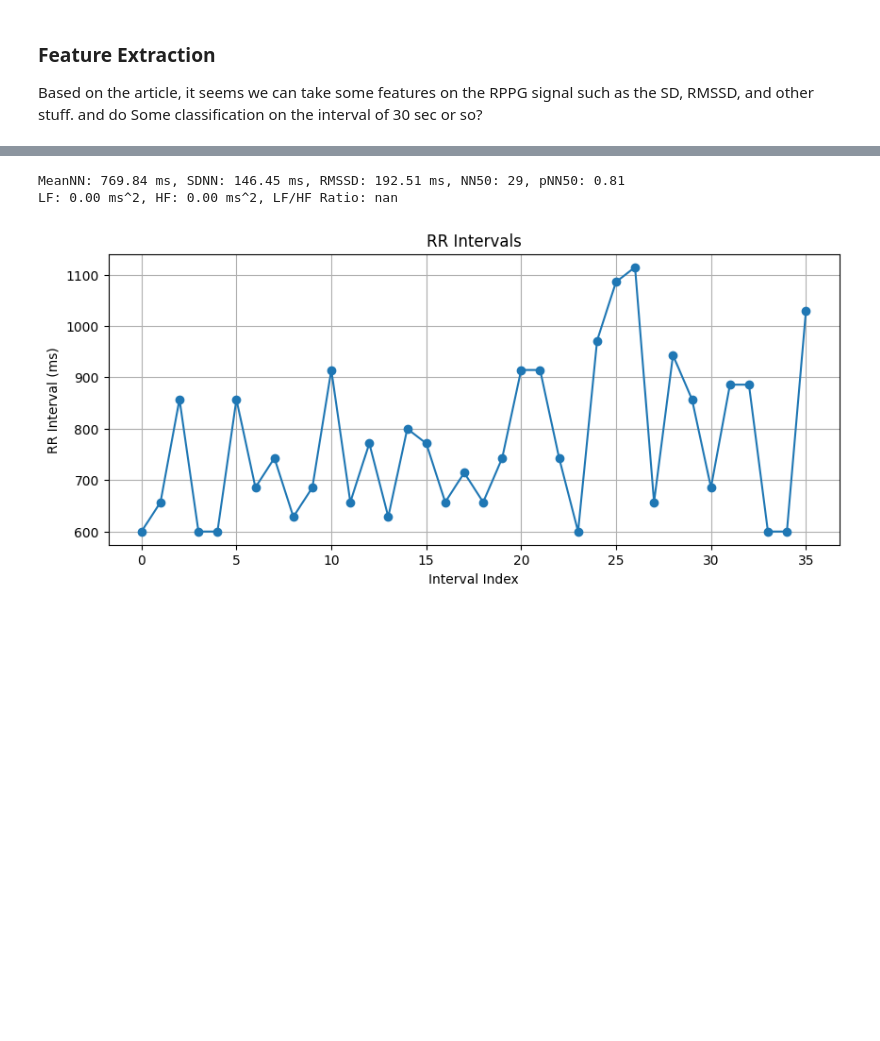
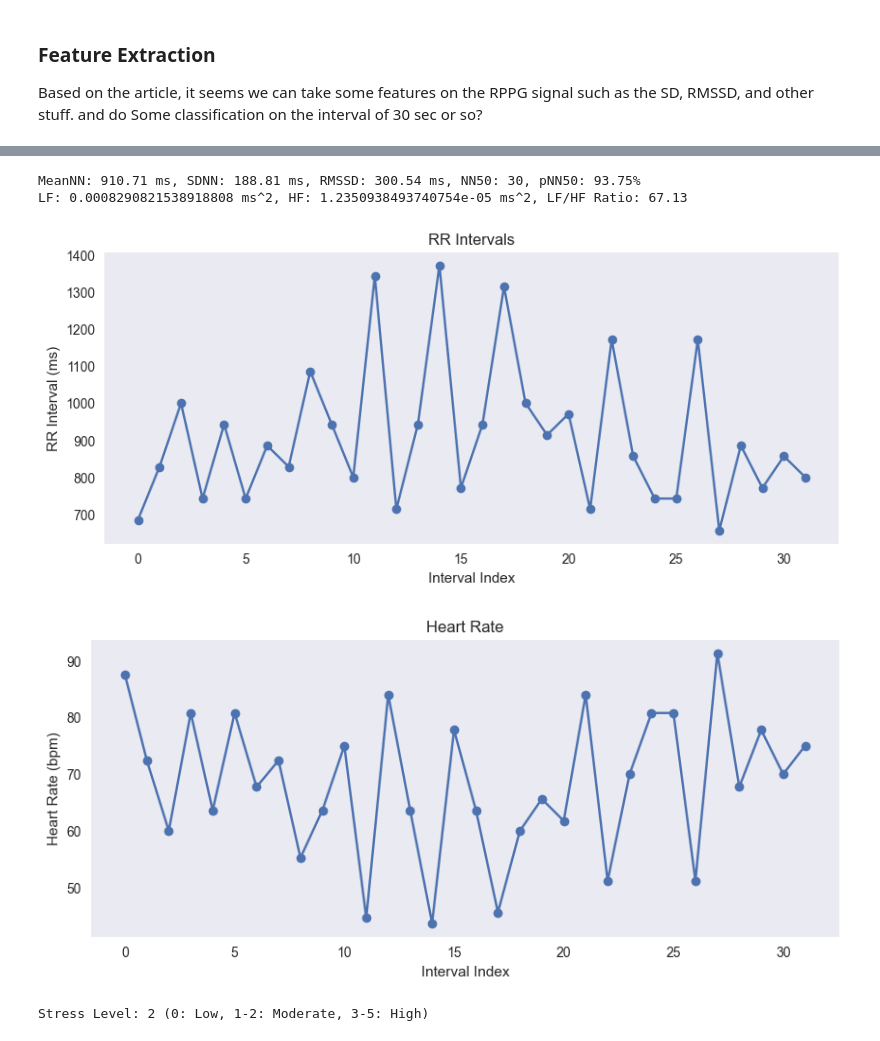
Before and after one commit to archiseino/hrv-plus-ultra, a Jupyter notebook: hrv-face_landmark.ipynb, the cells around one changed output, grey strips where cells are left out. Cells and saved outputs as stored; diff of their text form; code cells hidden in the pictures; blank space fills up the shorter version.

```diff
--- a/hrv-face_landmark.ipynb
+++ b/hrv-face_landmark.ipynb
@@ -351,10 +351,10 @@ try:
         f_count += 1
         frame_index += 1
 
-        # # Check if buffer is full
-        # if len(frame_buffer) >= buffer_size:
-        #     # Process the buffered rPPG signals
-        #     break
+        # Check if buffer is full
+        if len(frame_buffer) >= buffer_size:
+            # Process the buffered rPPG signals
+            break
 
         ## Convert back to BGR
         cv2.imshow('frame', frame)
@@ -506,7 +506,7 @@ print(signal_quality)
 The ground truth basically has been downsample to have 35 Hz -->
 # %%
 # ## Take the sample of the first 30 seconds with 35 frame rate of the ground truth
-# downsampled_ground_truth = downsampled_ground_truth[:interval_duration*fs]
+downsampled_ground_truth = downsampled_ground_truth[:interval_duration*fs]
 # %%
 ## Plot the Ground Truth
 plt.figure(figsize=(20, 5))
@@ -677,7 +719,7 @@ import scipy.signal as signal
 import matplotlib.pyplot as plt
 
 # Example rPPG signal (replace with your actual rPPG signal)
-rppg_signal = np.random.randn(1000)  # Replace with actual rPPG signal
+# rppg_signal = np.random.randn(1000)  # Replace with actual rPPG signal
 fs = 35  # Sampling frequency in Hz
 
 # Function to calculate time-domain features
@@ -686,43 +728,82 @@ def time_domain_features(rr_intervals):
     sdnn = np.std(rr_intervals)
     rmssd = np.sqrt(np.mean(np.diff(rr_intervals) ** 2))
     nn50 = np.sum(np.abs(np.diff(rr_intervals)) > 50)
-    pnn50 = nn50 / len(rr_intervals)
+    pnn50 = nn50 / len(rr_intervals) * 100
     return mean_nn, sdnn, rmssd, nn50, pnn50
 
 # Function to calculate frequency-domain features
-def frequency_domain_features(rr_intervals, fs):
-    f, pxx = signal.welch(rr_intervals, fs=fs, nperseg=len(rr_intervals))
-    lf = np.trapz(pxx[(f >= 0.04) & (f < 0.15)])
-    hf = np.trapz(pxx[(f >= 0.15) & (f < 0.4)])
-    lf_hf_ratio = lf / hf
+def frequency_domain_features(rppg_signal, fs):
+
+    f, pxx = signal.welch(rppg_signal, fs=fs)
+    lf = np.sum(pxx[(f >= 0.04) & (f <= 0.15)])  # Low-frequency band (0.04-0.15 Hz)
+    hf = np.sum(pxx[(f >= 0.15) & (f <= 0.4)])  # High-frequency band (0.15-0.4 Hz)
+    lf_hf_ratio = lf / hf if hf > 0 else 0  # Prevent division by zero
     return lf, hf, lf_hf_ratio
 
 # Function to calculate RR intervals from rPPG signal
 def calculate_rr_intervals(rppg_signal, fs):
     peaks, _ = signal.find_peaks(rppg_signal, distance=fs*0.6)  # Adjust distance based on expected heart rate
     rr_intervals = np.diff(peaks) / fs * 1000  # Convert to milliseconds
     return rr_intervals
 
+# Function to calculate heart rate from RR intervals
+def calculate_heart_rate(rr_intervals):
+    hr = 60000 / rr_intervals  # Convert RR intervals to heart rate in bpm
+    return hr
+
 # Calculate RR intervals
-rr_intervals = calculate_rr_intervals(rppg_signal, fs)
+rr_intervals = calculate_rr_intervals(filtered_rppg, fs)
+
+# Calculate heart rate from RR intervals
+heart_rate = calculate_heart_rate(rr_intervals)
 
 # Calculate time-domain features
 mean_nn, sdnn, rmssd, nn50, pnn50 = time_domain_features(rr_intervals)
-print(f"MeanNN: {mean_nn:.2f} ms, SDNN: {sdnn:.2f} ms, RMSSD: {rmssd:.2f} ms, NN50: {nn50}, pNN50: {pnn50:.2f}")
+print(f"MeanNN: {mean_nn:.2f} ms, SDNN: {sdnn:.2f} ms, RMSSD: {rmssd:.2f} ms, NN50: {nn50}, pNN50: {pnn50:.2f}%")
 
 # Calculate frequency-domain features
-lf, hf, lf_hf_ratio = frequency_domain_features(rr_intervals, fs)
-print(f"LF: {lf:.2f} ms^2, HF: {hf:.2f} ms^2, LF/HF Ratio: {lf_hf_ratio:.2f}")
+lf, hf, lf_hf_ratio = frequency_domain_features(filtered_rppg, fs)
+print(f"LF: {lf} ms^2, HF: {hf} ms^2, LF/HF Ratio: {lf_hf_ratio:.2f}")
 
 # Plot RR intervals
 plt.figure(figsize=(10, 4))
 plt.plot(rr_intervals, marker='o')
 plt.title('RR Intervals')
 plt.xlabel('Interval Index')
 plt.ylabel('RR Interval (ms)')
 plt.grid()
 plt.show()
+
+# Plot heart rate
+plt.figure(figsize=(10, 4))
+plt.plot(heart_rate, marker='o')
+plt.title('Heart Rate')
+plt.xlabel('Interval Index')
+plt.ylabel('Heart Rate (bpm)')
+plt.grid()
+plt.show()
+
+# Mapping HRV features to stress
+def map_hrv_to_stress(sdnn, rmssd, pnn50, lf, hf, lf_hf_ratio):
+    stress_level = 0
+    if sdnn < 50:
+        stress_level += 1  # Lower SDNN indicates higher stress
+    if rmssd < 30:
+        stress_level += 1  # Lower RMSSD indicates higher stress
+    if pnn50 < 20:
+        stress_level += 1  # Lower pNN50 indicates higher stress
+    if lf_hf_ratio > 2:
+        stress_level += 1  # Higher LF/HF ratio indicates higher stress
+    if hf < 100:
+        stress_level += 1  # Lower HF indicates higher stress
+    return stress_level
+
+# Calculate stress level
+stress_level = map_hrv_to_stress(sdnn, rmssd, pnn50, lf, hf, lf_hf_ratio)
+print(f"Stress Level: {stress_level} (0: Low, 1-2: Moderate, 3-5: High)")
 # %% [output]
-MeanNN: 769.84 ms, SDNN: 146.45 ms, RMSSD: 192.51 ms, NN50: 29, pNN50: 0.81
-LF: 0.00 ms^2, HF: 0.00 ms^2, LF/HF Ratio: nan
+MeanNN: 910.71 ms, SDNN: 188.81 ms, RMSSD: 300.54 ms, NN50: 30, pNN50: 93.75%
+LF: 0.0008290821538918808 ms^2, HF: 1.2350938493740754e-05 ms^2, LF/HF Ratio: 67.13
-[figure, old version]
+[figure, new version]
+[figure, added]
+Stress Level: 2 (0: Low, 1-2: Moderate, 3-5: High)
```
Also changed, not shown: parts of 24 cells of this notebook.
